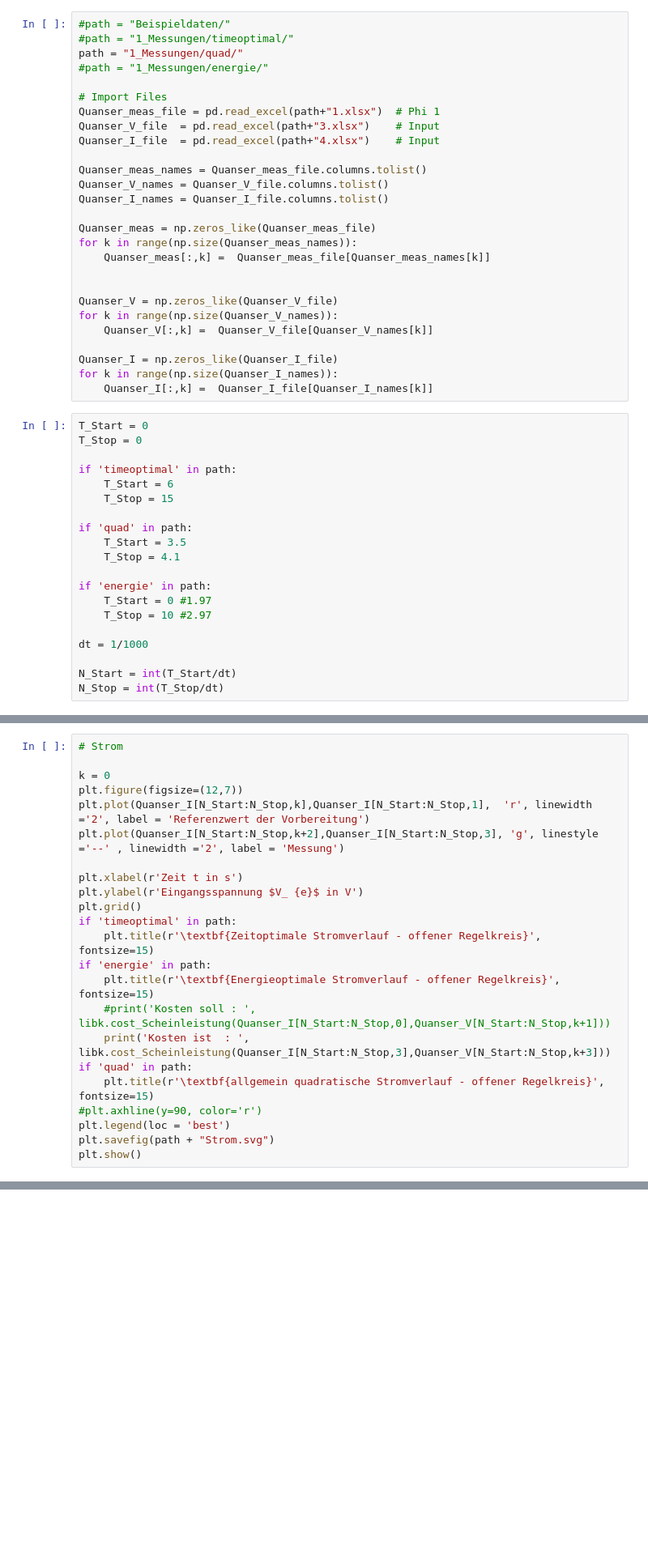
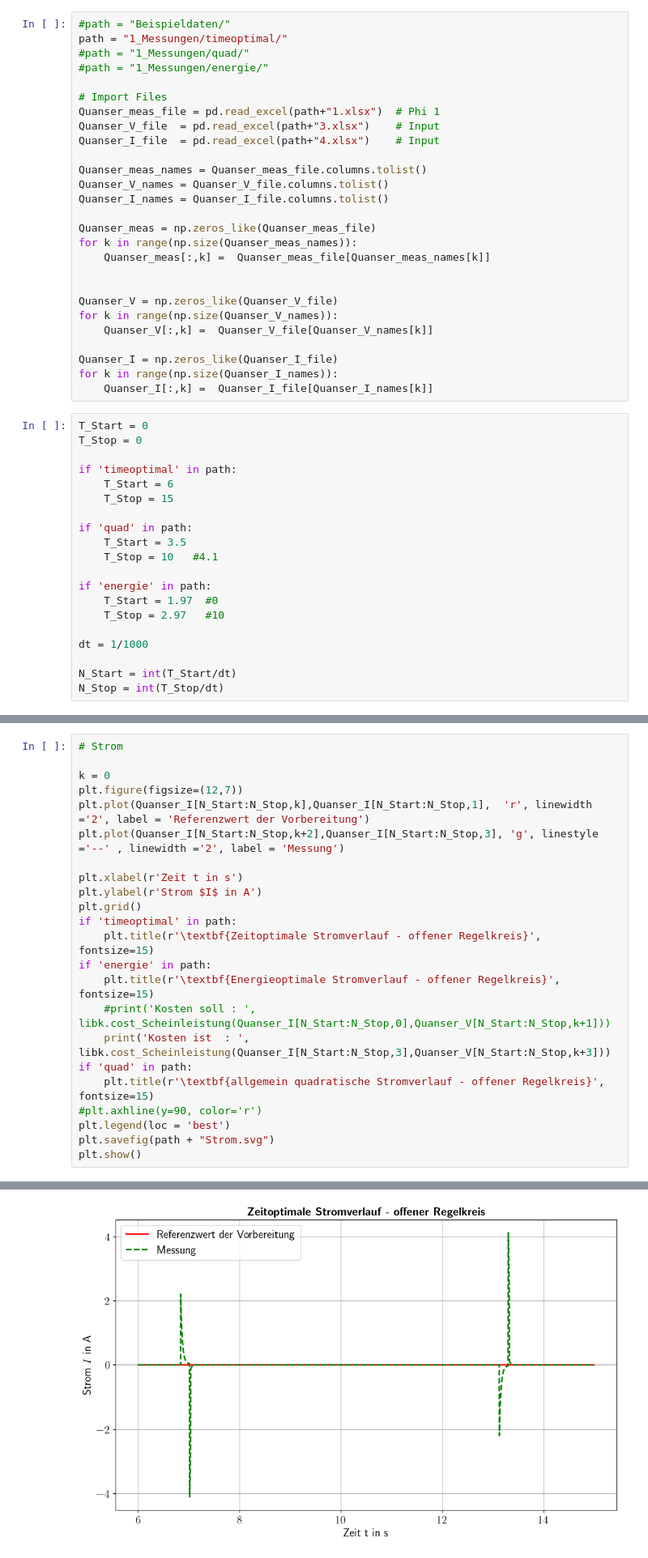
Before and after one commit to StefanKauf/OClab, a Jupyter notebook: 0_Messungen.ipynb, the cells around one changed output, grey strips where cells are left out. Shown at 81% size. Saved outputs shown, nothing was run; the diff lists cells and outputs as text; blank space fills up the shorter version.

```diff
--- a/0_Messungen.ipynb
+++ b/0_Messungen.ipynb
@@ -18,8 +18,8 @@ import libKosten as libk
 # 1. Importieren der Messwerte
 # %%
 #path = "Beispieldaten/"
-#path = "1_Messungen/timeoptimal/"
-path = "1_Messungen/quad/"
+path = "1_Messungen/timeoptimal/"
+#path = "1_Messungen/quad/"
 #path = "1_Messungen/energie/"
 
 # Import Files
@@ -53,11 +53,11 @@ if 'timeoptimal' in path:
 
 if 'quad' in path:
     T_Start = 3.5
-    T_Stop = 4.1
+    T_Stop = 10   #4.1
 
 if 'energie' in path:
-    T_Start = 0 #1.97
-    T_Stop = 10 #2.97
+    T_Start = 1.97  #0
+    T_Stop = 2.97   #10
 
 dt = 1/1000
 
@@ -129,7 +129,7 @@ plt.plot(Quanser_I[N_Start:N_Stop,k],Quanser_I[N_Start:N_Stop,1],  'r', linewidt
 plt.plot(Quanser_I[N_Start:N_Stop,k+2],Quanser_I[N_Start:N_Stop,3], 'g', linestyle ='--' , linewidth ='2', label = 'Messung')
 
 plt.xlabel(r'Zeit t in s')
-plt.ylabel(r'Eingangsspannung $V_ {e}$ in V')
+plt.ylabel(r'Strom $I$ in A')
 plt.grid()
 if 'timeoptimal' in path:
     plt.title(r'\textbf{Zeitoptimale Stromverlauf - offener Regelkreis}', fontsize=15)
@@ -149,3 +147,4 @@ plt.show()
+[figure, added]
 # %% [markdown]
 # 2. Importiern der Trajektorien
 # %%
```
Also changed, not shown: parts of 3 cells of this notebook, 11 other files.
